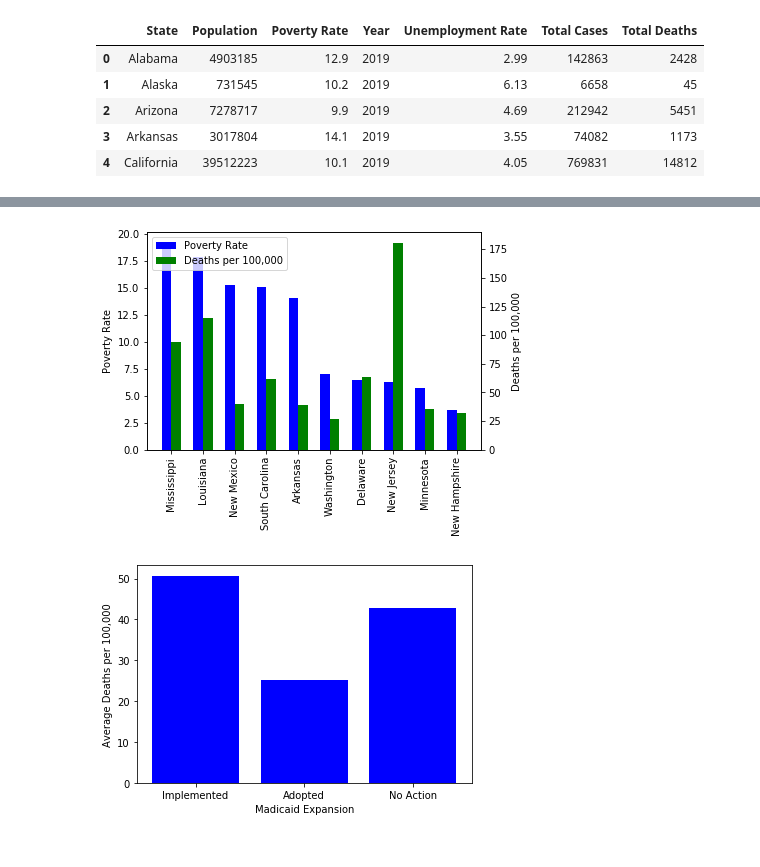
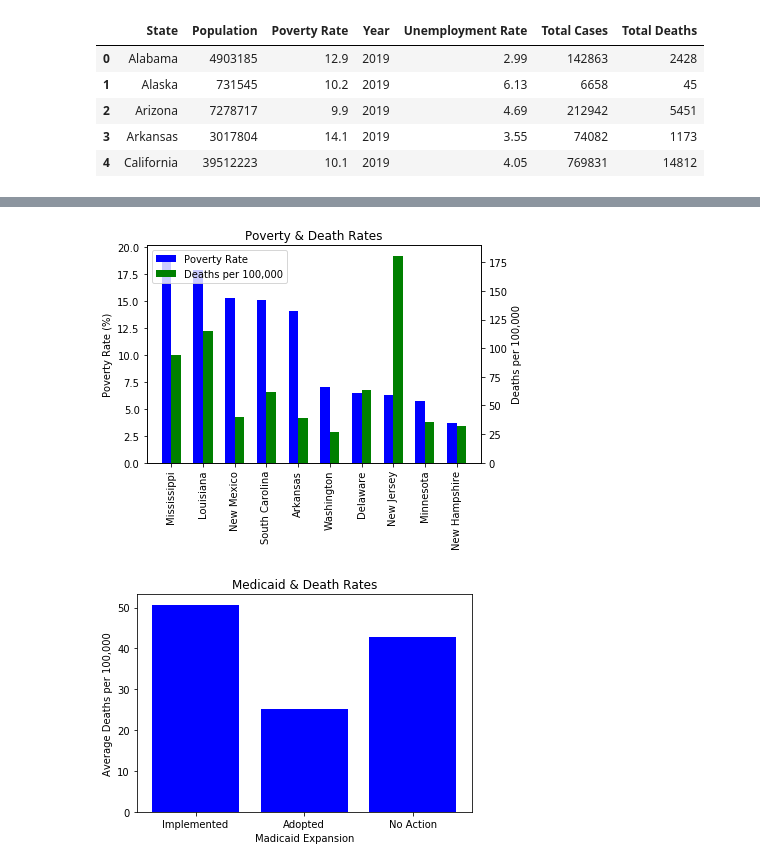
Before and after one commit to Vejaem/UofRTeamProjectAVR, a Jupyter notebook: Analysis.ipynb, the cells around one changed output, grey strips where cells are left out. Drawn from its saved outputs; the diff is of its cells as text; code cells hidden in the pictures.

```diff
--- a/Analysis.ipynb
+++ b/Analysis.ipynb
@@ -106,14 +110,15 @@ ax1_pov= plt.subplot(1,1,1)
 w = 0.3
 plt.xticks(x + w /2, pov_extremes_df['State'], rotation='vertical')
 pov =ax1_pov.bar(x, pov_extremes_df['Poverty Rate'], width=w, color='b', align='center')
-plt.ylabel('Poverty Rate')
+plt.ylabel('Poverty Rate (%)')
 ax2_pov = ax1_pov.twinx()
 d_rate_pov =ax2_pov.bar(x + w, pov_extremes_df['Deaths per 100,000'], width=w,color='g',align='center')
 plt.ylabel('Deaths per 100,000')
+plt.title('Poverty & Death Rates')
 plt.legend([pov, d_rate_pov],['Poverty Rate','Deaths per 100,000'])
 plt.show()
 # %% [output]
-[figure, old version]
+[figure, new version]
 # %%
 #state_index_df = covid_df.set_index('State')
 
@@ -123,13 +128,14 @@ no_action_df = state_index_df.loc[no_action, ['Deaths per 100,000']]
 # %%
 avg_implement = implement_df['Deaths per 100,000'].mean()
 avg_adopted = adopted_df['Deaths per 100,000'].mean()
 avg_no_action = no_action_df['Deaths per 100,000'].mean()
 
 x_values = ['Implemented', 'Adopted', 'No Action']
 y_values = [avg_implement, avg_adopted, avg_no_action]
 plt.bar(x_values, y_values, color='b')
 plt.xlabel('Madicaid Expansion')
 plt.ylabel('Average Deaths per 100,000')
+plt.title('Medicaid & Death Rates')
 plt.show()
 # %% [output]
-[figure, old version]
+[figure, new version]
```
Also changed, not shown: parts of 4 cells of this notebook.
